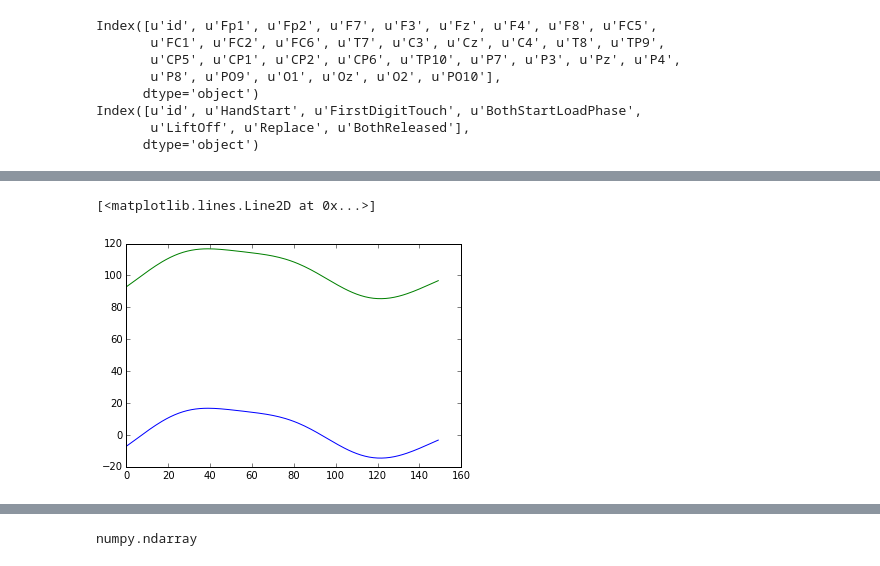
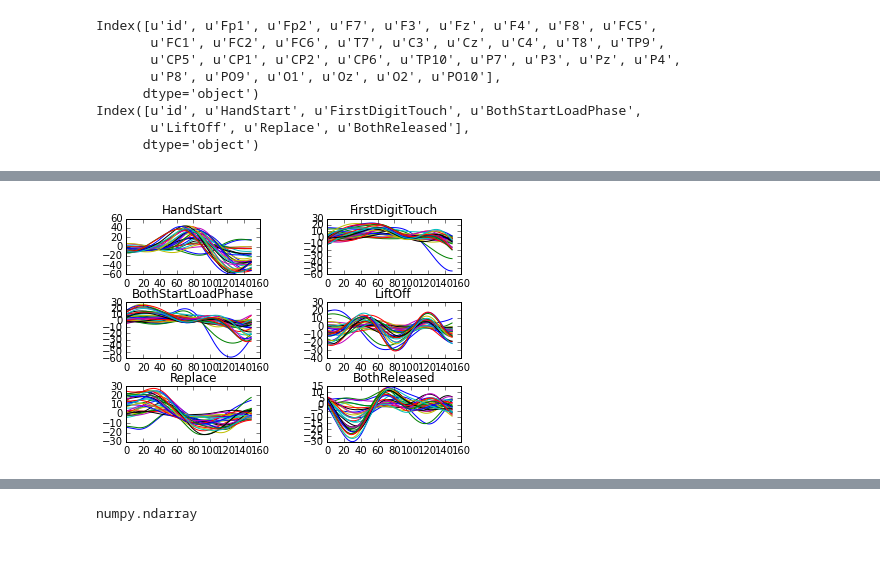
Before and after one commit to kaylanb/IndominusRex, a Jupyter notebook: code/process.ipynb, the cells around one changed output, grey strips where cells are left out. Saved outputs shown, nothing was run; the diff lists cells and outputs as text; code cells hidden in the pictures.

```diff
--- a/code/process.ipynb
+++ b/code/process.ipynb
@@ -101,6 +79,17 @@ event=  BothReleased
-# %%
-plt.plot(ensemble_avg(fdata_tbl.Fp2, events_tbl['Replace']))
-plt.plot(averages['Fp2']['Replace']+100)
-# %% [output]
-[<matplotlib.lines.Line2D at 0x...>]
-[figure, removed]
+# %%
+#covert averages dict to 2D numpy array
+#6 events x 32 channels each with 150 time points
+#(timepts,chan,events) ordering b/c python PCA example used this ordering
+shape= (150,fdata_tbl.keys().shape[0],events_tbl.keys().shape[0],)
+avg_arr=n.zeros(shape)
+#plot and store in avg_arr
+fig,axis=plt.subplots(3,2)
+plt.subplots_adjust(hspace=0.5,wspace=0.5)
+ax=axis.flatten()
+for ev_cnt,event in enumerate(events_tbl.keys()):
+    ax[ev_cnt].set_title(event)
+    for ch_cnt,chan in enumerate(fdata_tbl.keys()):
+        ax[ev_cnt].plot(averages[chan][event])
+        avg_arr[:,ch_cnt,ev_cnt]= averages[chan][event]
+# %% [output]
+[figure, added]
```
Also changed, not shown: parts of 12 cells of this notebook.
